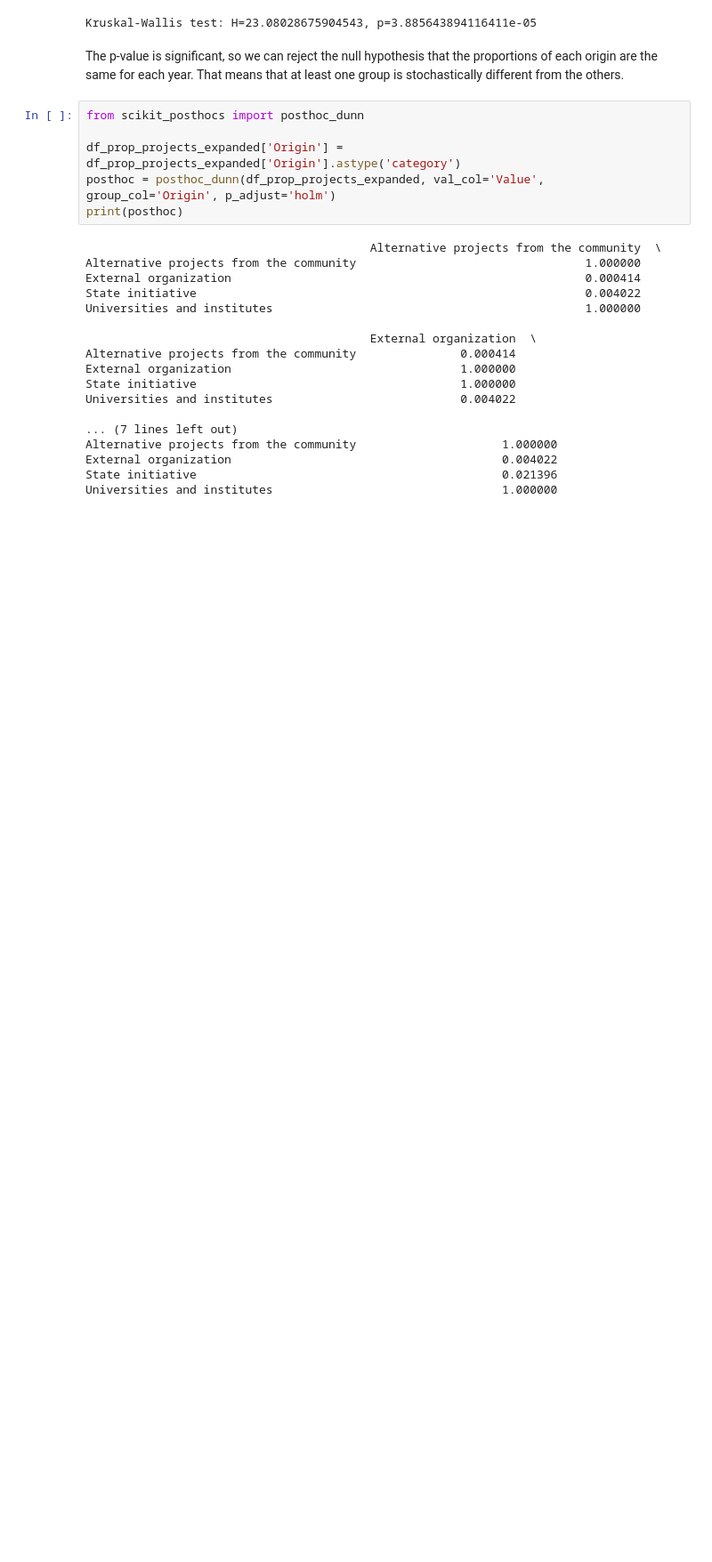
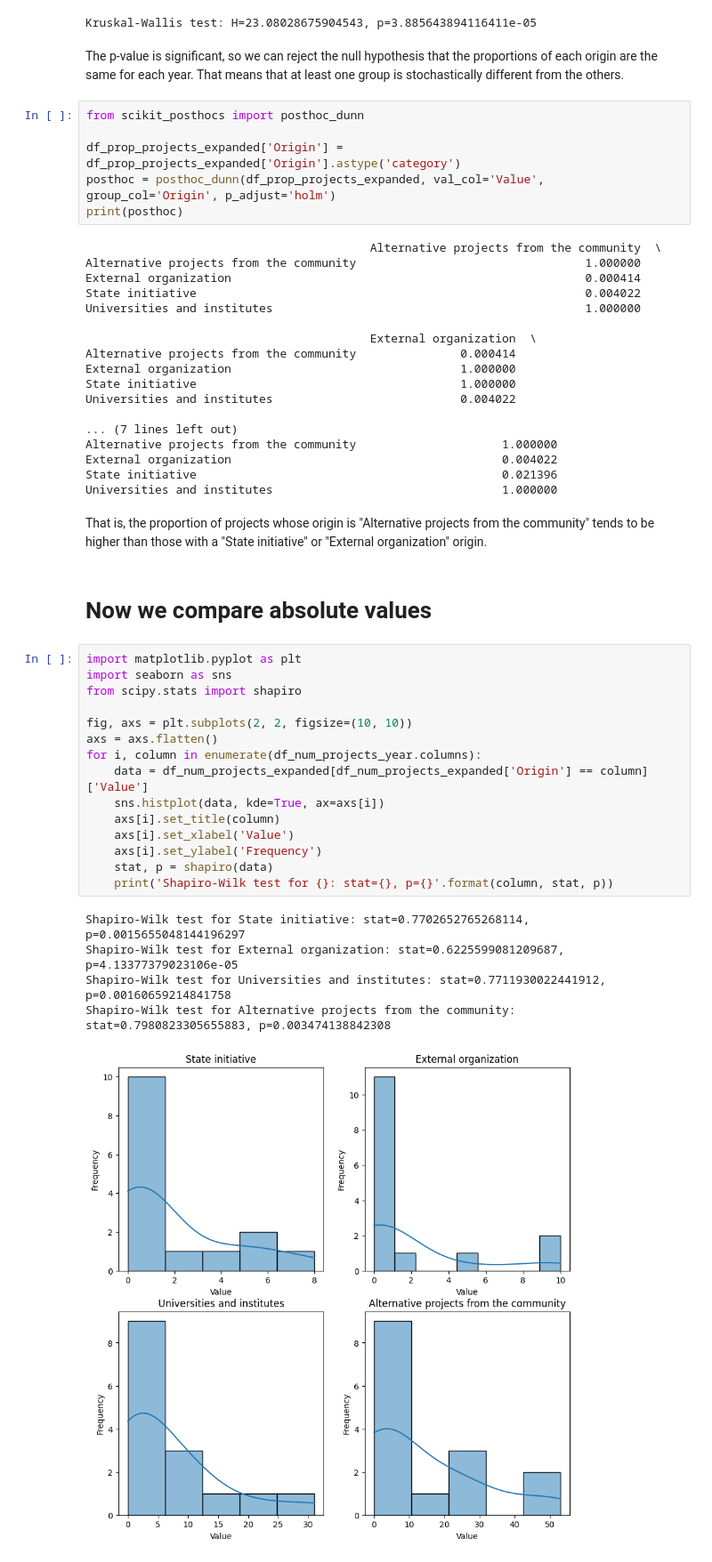
Before and after one commit to Instituto-Pulso-PUCP/revitalizacion-linguistica-latam, a Jupyter notebook: PruebasEstadisticas.ipynb, the cells around one changed output. Shown at 89% size. Cells and saved outputs as stored; diff of their text form; blank space fills up the shorter version.

Commit message:
Update stats notebook

```diff
--- a/PruebasEstadisticas.ipynb
+++ b/PruebasEstadisticas.ipynb
@@ -120,3 +120,28 @@ Alternative projects from the community                     1.000000
 External organization                                       0.004022
 State initiative                                            0.021396
 Universities and institutes                                 1.000000
+# %% [markdown]
+That is, the proportion of projects whose origin is "Alternative projects from the community" tends to be higher than those with a "State initiative" or "External organization" origin.
+# %% [markdown]
+# Now we compare absolute values
+# %%
+import matplotlib.pyplot as plt
+import seaborn as sns
+from scipy.stats import shapiro
+
+fig, axs = plt.subplots(2, 2, figsize=(10, 10))
+axs = axs.flatten()
+for i, column in enumerate(df_num_projects_year.columns):
+    data = df_num_projects_expanded[df_num_projects_expanded['Origin'] == column]['Value']
+    sns.histplot(data, kde=True, ax=axs[i])
+    axs[i].set_title(column)
+    axs[i].set_xlabel('Value')
+    axs[i].set_ylabel('Frequency')
+    stat, p = shapiro(data)
+    print('Shapiro-Wilk test for {}: stat={}, p={}'.format(column, stat, p))
+# %% [output]
+Shapiro-Wilk test for State initiative: stat=0.7702652765268114, p=0.0015655048144196297
+Shapiro-Wilk test for External organization: stat=0.6225599081209687, p=4.13377379023106e-05
+Shapiro-Wilk test for Universities and institutes: stat=0.7711930022441912, p=0.00160659214841758
+Shapiro-Wilk test for Alternative projects from the community: stat=0.7980823305655883, p=0.003474138842308
+[figure, added]
```
Also changed, not shown: parts of 12 cells of this notebook.
